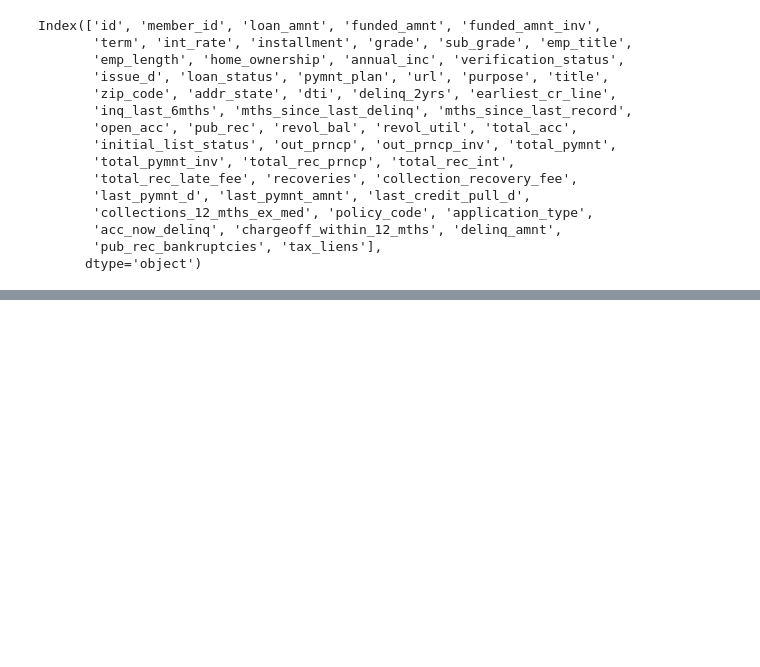
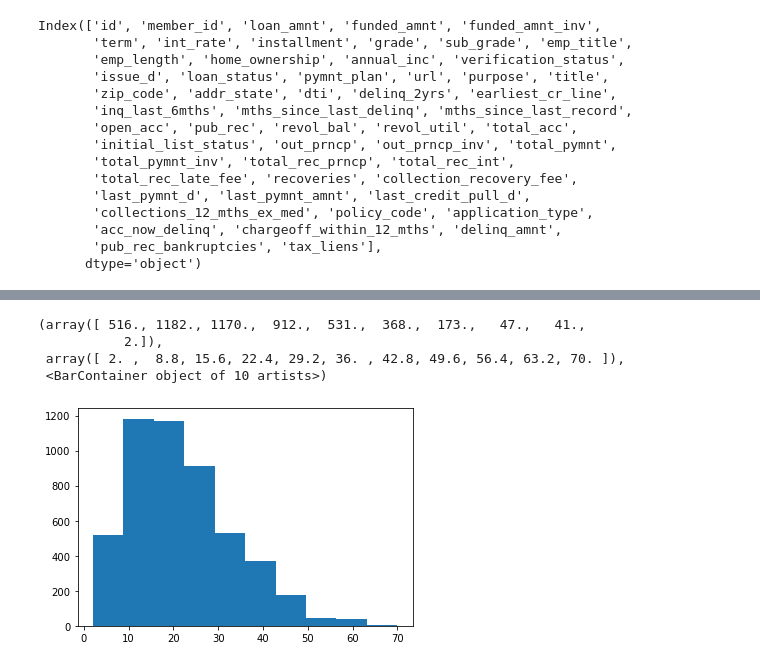
Before and after one commit to venbee/lending-case-study, a Jupyter notebook: Lending case study EDA.ipynb, the cells around one changed output, grey strips where cells are left out. Cells and saved outputs as stored; diff of their text form; code cells hidden in the pictures; blank space fills up the shorter version.

```diff
--- a/Lending case study EDA.ipynb
+++ b/Lending case study EDA.ipynb
@@ -157,0 +207,9 @@ df.corr()
+# %%
+# borrowers' amount of credit lines
+plt.hist(default['total_acc'])
+# %% [output]
+(array([ 516., 1182., 1170.,  912.,  531.,  368.,  173.,   47.,   41.,
+           2.]),
+ array([ 2. ,  8.8, 15.6, 22.4, 29.2, 36. , 42.8, 49.6, 56.4, 63.2, 70. ]),
+ <BarContainer object of 10 artists>)
+[figure, added]
```
Also changed, not shown: parts of 22 cells of this notebook.
